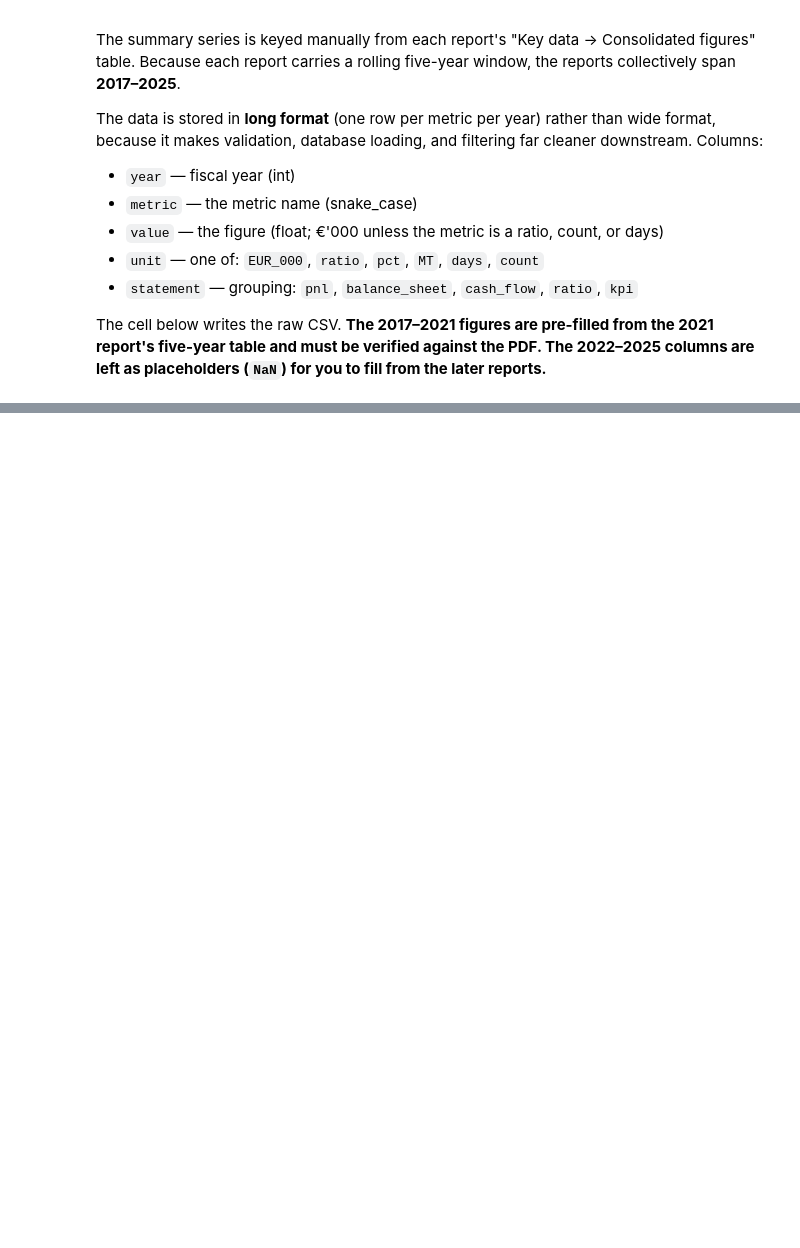
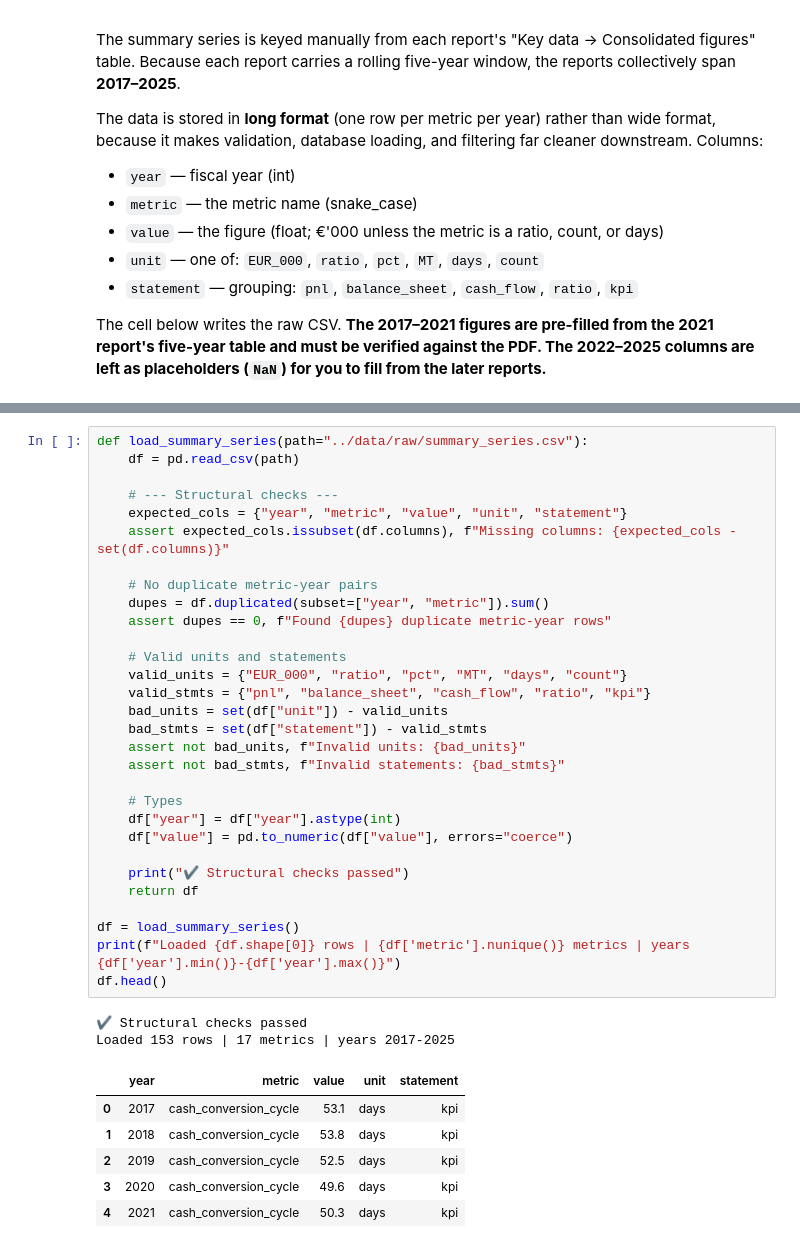
Before and after one commit to Aadhi0105/interfood-financial-analysis, a Jupyter notebook: notebooks/01_data_preparation.ipynb, the cells around one changed output, grey strips where cells are left out. Saved outputs shown, nothing was run; the diff lists cells and outputs as text; blank space fills up the shorter version.

```diff
--- a/notebooks/01_data_preparation.ipynb
+++ b/notebooks/01_data_preparation.ipynb
@@ -122,0 +118,39 @@ The `NaN`s are expected at this stage, not errors — the validation and complet
+# %%
+def load_summary_series(path="../data/raw/summary_series.csv"):
+    df = pd.read_csv(path)
+
+    # --- Structural checks ---
+    expected_cols = {"year", "metric", "value", "unit", "statement"}
+    assert expected_cols.issubset(df.columns), f"Missing columns: {expected_cols - set(df.columns)}"
+
+    # No duplicate metric-year pairs
+    dupes = df.duplicated(subset=["year", "metric"]).sum()
+    assert dupes == 0, f"Found {dupes} duplicate metric-year rows"
+
+    # Valid units and statements
+    valid_units = {"EUR_000", "ratio", "pct", "MT", "days", "count"}
+    valid_stmts = {"pnl", "balance_sheet", "cash_flow", "ratio", "kpi"}
+    bad_units = set(df["unit"]) - valid_units
+    bad_stmts = set(df["statement"]) - valid_stmts
+    assert not bad_units, f"Invalid units: {bad_units}"
+    assert not bad_stmts, f"Invalid statements: {bad_stmts}"
+
+    # Types
+    df["year"] = df["year"].astype(int)
+    df["value"] = pd.to_numeric(df["value"], errors="coerce")
+
+    print("✔ Structural checks passed")
+    return df
+
+df = load_summary_series()
+print(f"Loaded {df.shape[0]} rows | {df['metric'].nunique()} metrics | years {df['year'].min()}-{df['year'].max()}")
+df.head()
+# %% [output]
+✔ Structural checks passed
+Loaded 153 rows | 17 metrics | years 2017-2025
+|  | year | metric | value | unit | statement |
+| 0 | 2017 | cash_conversion_cycle | 53.1 | days | kpi |
+| 1 | 2018 | cash_conversion_cycle | 53.8 | days | kpi |
+| 2 | 2019 | cash_conversion_cycle | 52.5 | days | kpi |
+| 3 | 2020 | cash_conversion_cycle | 49.6 | days | kpi |
+| 4 | 2021 | cash_conversion_cycle | 50.3 | days | kpi |
```
Also changed, not shown: parts of 7 cells of this notebook.
